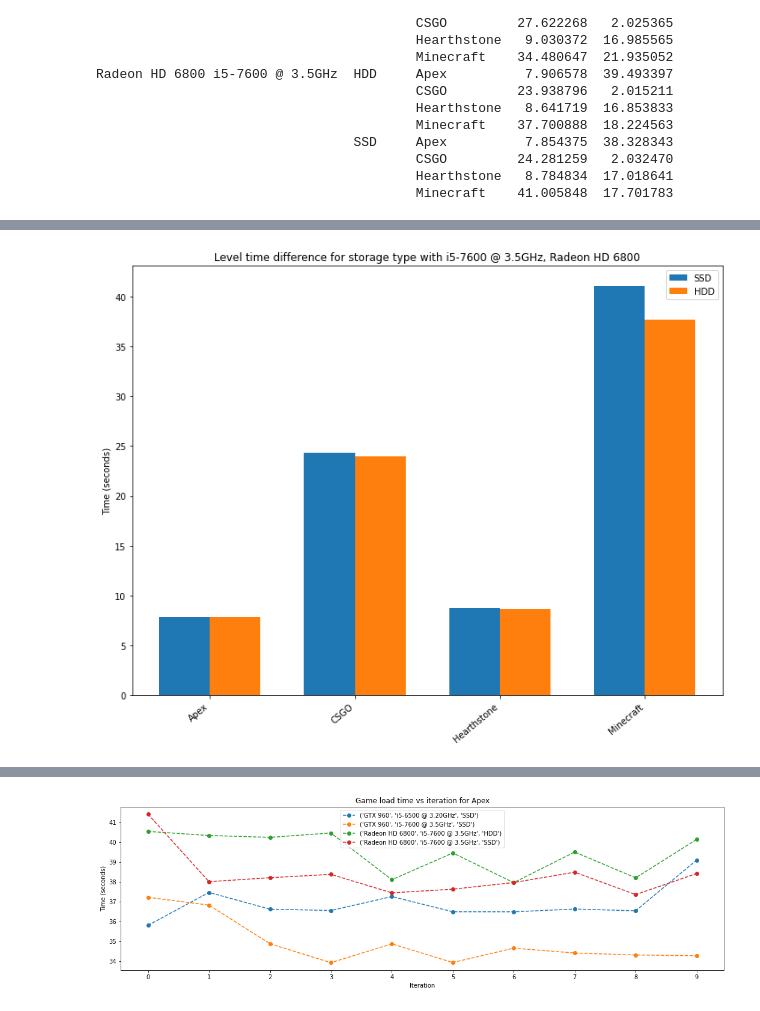
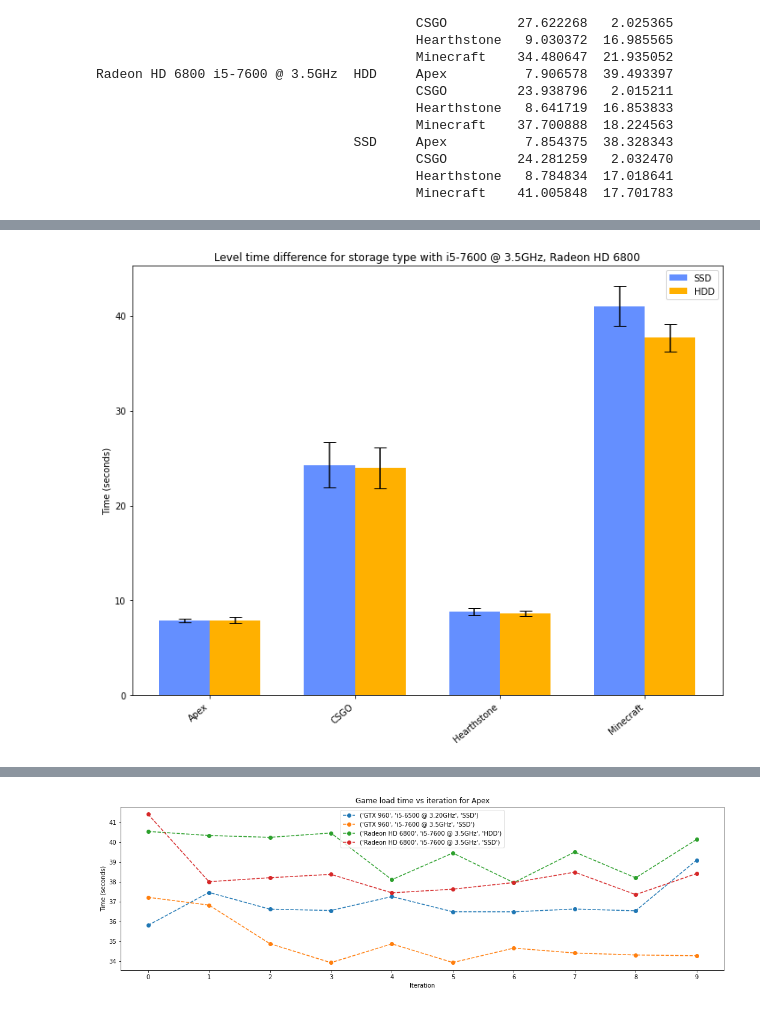
Before and after one commit to fedeit/User-Study-Game-Performance-Analysis-ISU, a Jupyter notebook: notebooks/Hardware tests - Analysis final.ipynb, the cells around one changed output, grey strips where cells are left out. Cells and saved outputs as stored; diff of their text form; code cells hidden in the pictures.

```diff
--- a/notebooks/Hardware tests - Analysis final.ipynb
+++ b/notebooks/Hardware tests - Analysis final.ipynb
@@ -4,6 +4,7 @@ import matplotlib.pyplot as plt
 import numpy as np
 
 df = pd.read_json('../data/interim/hardware-data/main/aggregate_hw_metrics.json')
+colors = ['#648FFF', '#785EF0', '#DC267F', '#FE6100', '#FFB000']
 # %%
 times = df.groupby(['GPU', 'CPU', 'storage', 'game_name'])[['level', 'load']].mean()
 # %%
@@ -28,13 +29,13 @@ Radeon HD 6800 i5-7600 @ 3.5GHz  HDD     Apex          7.906578  39.493397
                                          Hearthstone   8.784834  17.018641
                                          Minecraft    41.005848  17.701783
 # %%
-def plotHWBarChart(A, B, label_A, label_B, labels, title):
+def plotHWBarChart(A, B, label_A, label_B, labels, title, ci_A, ci_B):
     x = np.arange(len(labels))  # the label locations
     width = 0.35  # the width of the bars
 
     fig, ax = plt.subplots(figsize=(10, 8))
-    ax.bar(x - width/2, A, width, label=label_A)
-    ax.bar(x + width/2, B, width, label=label_B)
+    ax.bar(x - width/2, A, width, label=label_A, yerr=ci_A, capsize=7, color=colors[0])
+    ax.bar(x + width/2, B, width, label=label_B, yerr=ci_B, capsize=7, color=colors[4])
 
     # Add some text for labels, title and custom x-axis tick labels, etc.
     ax.set_ylabel('Time (seconds)')
@@ -110,19 +121,21 @@ plotHWBarChart(times_6gen[trial_type], times_7gen[trial_type], 'i5-6500 @ 3.20GH
 # %%
 title = 'Level time difference for storage type with i5-7600 @ 3.5GHz, Radeon HD 6800'
 trial_type = 'level'
 
 times = df.query( 'GPU == ["Radeon HD 6800"]' )
 times = times.query( 'CPU == ["i5-7600 @ 3.5GHz"]' )
 
 times_ssd = times.query( 'storage == ["SSD"]' )
-times_ssd = times_ssd.groupby(['game_name'])[[trial_type]].mean()
+times_ssd = times_ssd.groupby(['game_name'])[[trial_type]]
+ci_ssd = 1.960 * times_ssd.std().squeeze() / np.sqrt(times_ssd.size())
 
 times_hdd = times.query( 'storage == ["HDD"]' )
-times_hdd = times_hdd.groupby(['game_name'])[[trial_type]].mean()
+times_hdd = times_hdd.groupby(['game_name'])[[trial_type]]
+ci_hdd = 1.960 * times_hdd.std().squeeze() / np.sqrt(times_hdd.size())
 
-plotHWBarChart(times_ssd[trial_type], times_hdd[trial_type], 'SSD', 'HDD', times_ssd.index, title)
+plotHWBarChart(times_ssd.mean()[trial_type], times_hdd.mean()[trial_type], 'SSD', 'HDD', times_ssd.mean().index, title, ci_ssd, ci_hdd)
 # %% [output]
-[figure, old version]
+[figure, new version]
 # %%
 title = 'Load time difference for storage type with i5-7600 @ 3.5GHz, Radeon HD 6800'
 trial_type = 'load'
```
Also changed, not shown: parts of 5 cells of this notebook, 1 other file.
